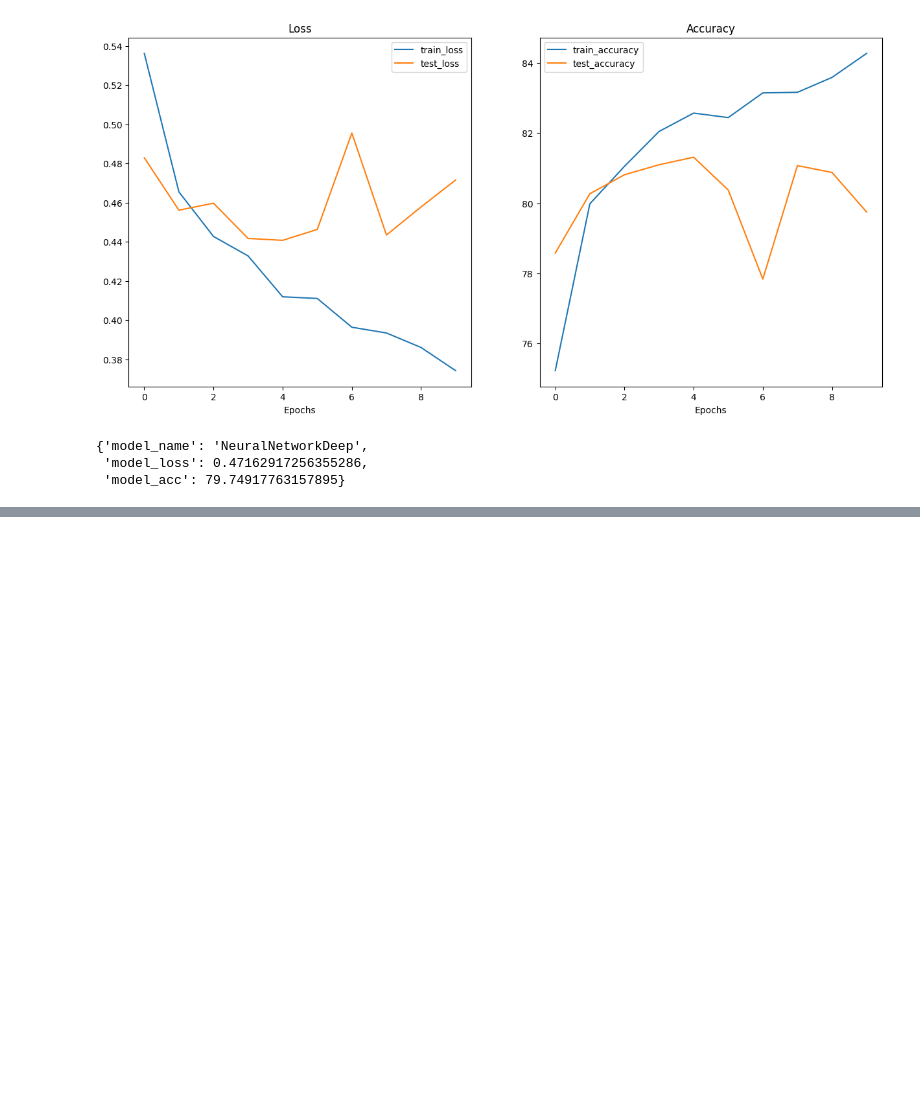
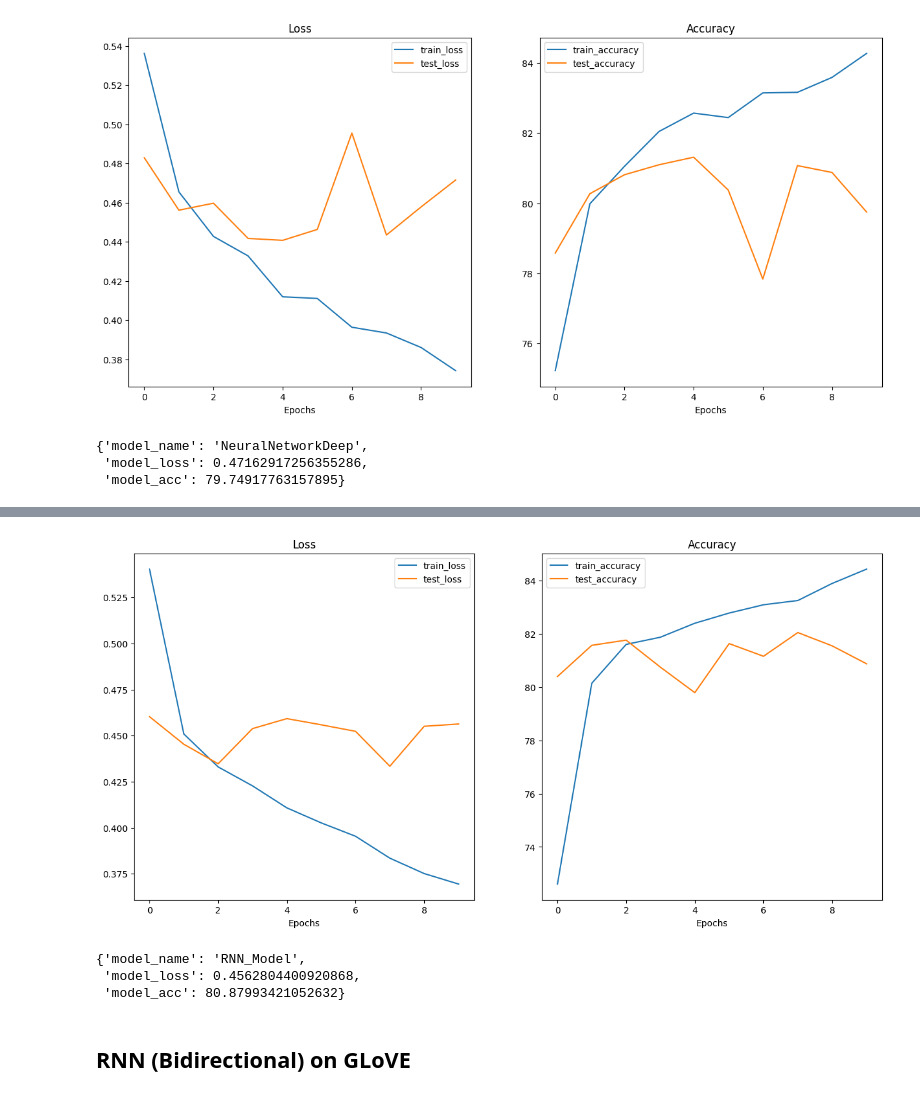
Before and after one commit to Adarsh0047/Machine-Learning-Classification, a Jupyter notebook: neural_nets/02_train_networks.ipynb, the cells around one changed output, grey strips where cells are left out. Drawn from its saved outputs; the diff is of its cells as text; code cells hidden in the pictures; blank space fills up the shorter version.

```diff
--- a/neural_nets/02_train_networks.ipynb
+++ b/neural_nets/02_train_networks.ipynb
@@ -438,0 +441,27 @@ eval_model(model_1, test_dataloader, loss_fn, accuracy_fn)
+# %%
+class RNN_Model(torch.nn.Module):
+    def __init__(self, input_size):
+        super().__init__()
+        self.rnn1 = torch.nn.RNN(input_size=input_size, hidden_size=10, batch_first=False)
+        self.rnn2 = torch.nn.RNN(input_size=10, hidden_size=10, batch_first=False)
+        self.rnn3 = torch.nn.RNN(input_size=10, hidden_size=10, batch_first=False)
+        self.fc = torch.nn.Linear(10, 1)
+        self.tanh = torch.nn.Tanh()
+
+    def forward(self, x):
+        out, _ = self.rnn1(x)
+        out = self.tanh(out)
+        out, _ = self.rnn2(out)
+        out = self.tanh(out)
+        out, _ = self.rnn2(out)
+        out = self.tanh(out)
+        logits = self.fc(out)
+        return logits
+# %%
+rnn_model = RNN_Model(input_size=300).to(device)
+# %%
+loss_fn = torch.nn.BCEWithLogitsLoss()
+optimizer = torch.optim.Adam(params=rnn_model.parameters(),
+                            lr=0.01)
+# %%
+X = torch.rand([32, 300], device=device)
@@ -438,0 +531,12 @@ eval_model(model_1, test_dataloader, loss_fn, accuracy_fn)
+# %%
+plot_loss_curves(results)
+# %% [output]
+[figure, added]
+# %%
+eval_model(rnn_model, test_dataloader, loss_fn, accuracy_fn)
+# %% [output]
+{'model_name': 'RNN_Model',
+ 'model_loss': 0.4562804400920868,
+ 'model_acc': 80.87993421052632}
+# %% [markdown]
+## RNN (Bidirectional) on GLoVE
```
Also changed, not shown: parts of 39 cells of this notebook.
